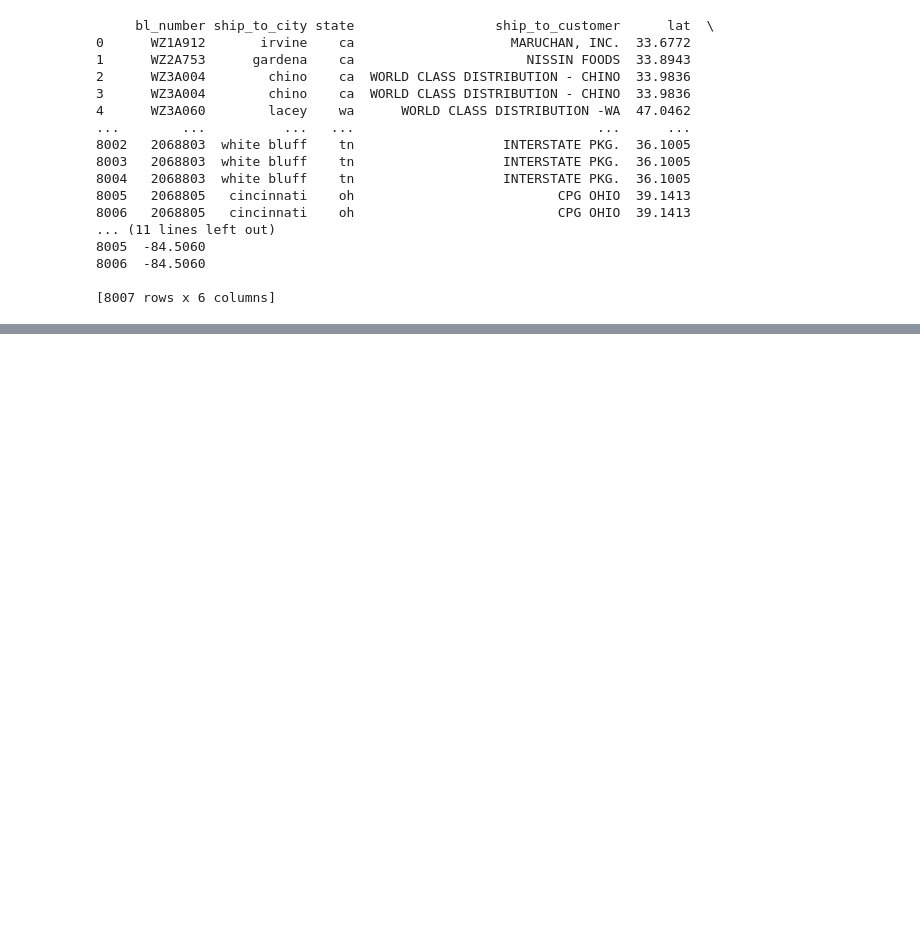
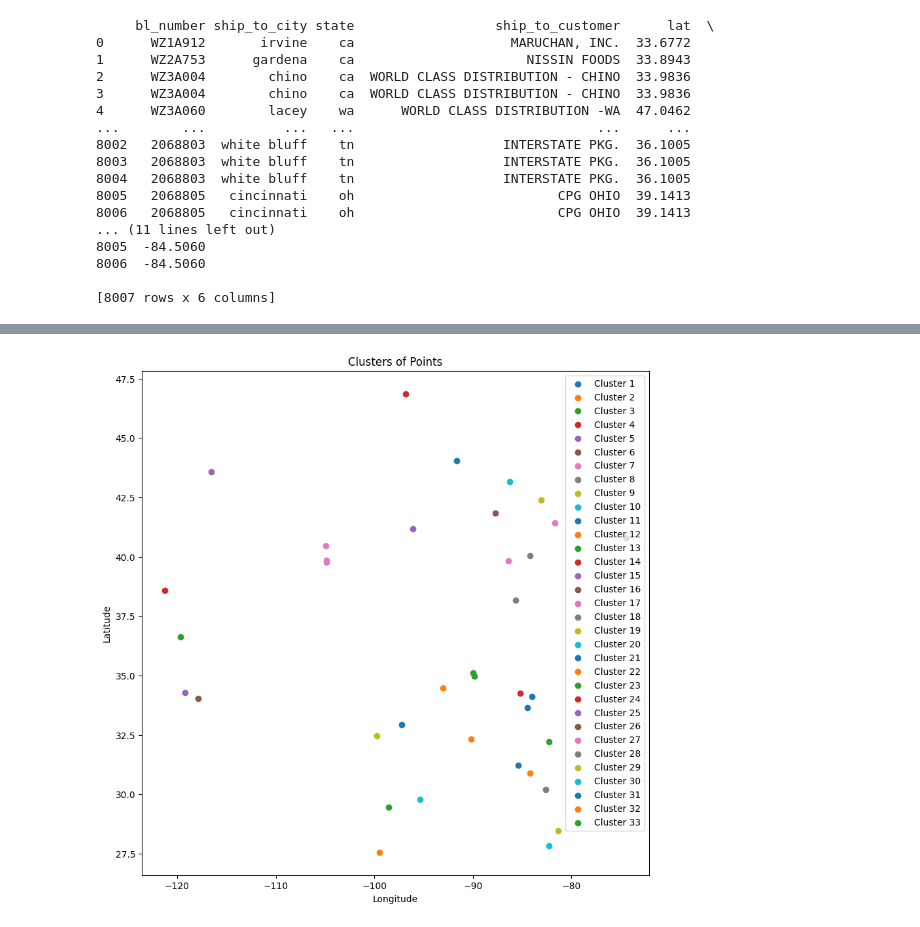
Before and after one commit to TW168/warship2, a Jupyter notebook: utils/insert_geo_data.ipynb, the cells around one changed output, grey strips where cells are left out. Drawn from its saved outputs; the diff is of its cells as text; code cells hidden in the pictures; blank space fills up the shorter version.

Commit message:
add map group

```diff
--- a/utils/insert_geo_data.ipynb
+++ b/utils/insert_geo_data.ipynb
@@ -86,3 +86,78 @@ print(result_df)
 8006  -84.5060
 
 [8007 rows x 6 columns]
+# %%
+import pandas as pd
+from sklearn.cluster import DBSCAN
+from geopy.distance import geodesic
+import numpy as np
+import matplotlib.pyplot as plt
+
+df = pd.read_csv(r"C:\Users\TonyW\Downloads\2024-04-12T16-54_export.csv")
+# data = {
+#     'lat': [46.67456497473562, 40.7128, 34.0522,   37.7749, 47.6062, 34.23665353995374, 46.22912475893864, 45.85682099975919, 40.71784300085435, 43.11890374783543, 43.089991997478315],
+#     'lng': [-122.65187649565887, -74.0060, -118.2437,    -122.4194, -122.3321,  -117.8707485081258, -122.88164287776588, -122.71493265741698, -74.05098331520506, -76.1502548312469, -87.9845301381357]
+# }
+
+# df = pd.DataFrame(data)
+
+# Assuming df is your DataFrame and it has columns 'lat' and 'lng'
+df['coordinates'] = list(zip(df.lat, df.lng))
+
+# Convert latitude and longitude to radians
+coords = np.radians(df[['lat', 'lng']].values)
+
+# Use DBSCAN to cluster the points based on distance
+kms_per_radian = 6371.0088
+epsilon = 95 / kms_per_radian  # 95 miles converted to radians
+db = DBSCAN(eps=epsilon, min_samples=1, algorithm='ball_tree', metric='haversine').fit(coords)
+cluster_labels = db.labels_
+
+# Add the cluster labels to the DataFrame
+df['cluster'] = cluster_labels
+
+# Post-process the clusters to split any clusters that have more than 3 points
+clusters = df.groupby('cluster')['coordinates'].apply(list).to_dict()
+new_clusters = []
+for cluster in clusters.values():
+    while len(cluster) > 3:
+        new_clusters.append(cluster[:3])
+        cluster = cluster[3:]
+    new_clusters.append(cluster)
+
+# Now, 'new_clusters' is a list of clusters with each cluster containing at most 3 points
+# Print the clusters
+for i, cluster in enumerate(new_clusters):
+    print(f"Cluster {i+1}: {cluster}")
+
+
+
+
+
+
+# Create a new figure
+plt.figure(figsize=(10, 10))
+
+# Plot each cluster
+for i, cluster in enumerate(new_clusters):
+    # Extract the latitudes and longitudes for this cluster
+    lats, lngs = zip(*cluster)
+
+    # Plot the points for this cluster
+    plt.scatter(lngs, lats, label=f'Cluster {i+1}')
+
+# Add a legend
+plt.legend()
+
+# Add labels and title
+plt.xlabel('Longitude')
+plt.ylabel('Latitude')
+plt.title('Clusters of Points')
+
+# Show the plot
+plt.show()
+
+df[['bl_number', 'ship_to_customer', 'ship_to_city', 'state', 'cluster']]
+sorted_df = df.sort_values(by='cluster')
+sorted_df
+# %% [output]
@@ -88,0 +181 @@ print(result_df)
+[figure, added]
```
Also changed, not shown: parts of 1 cell of this notebook, 3 other files.
